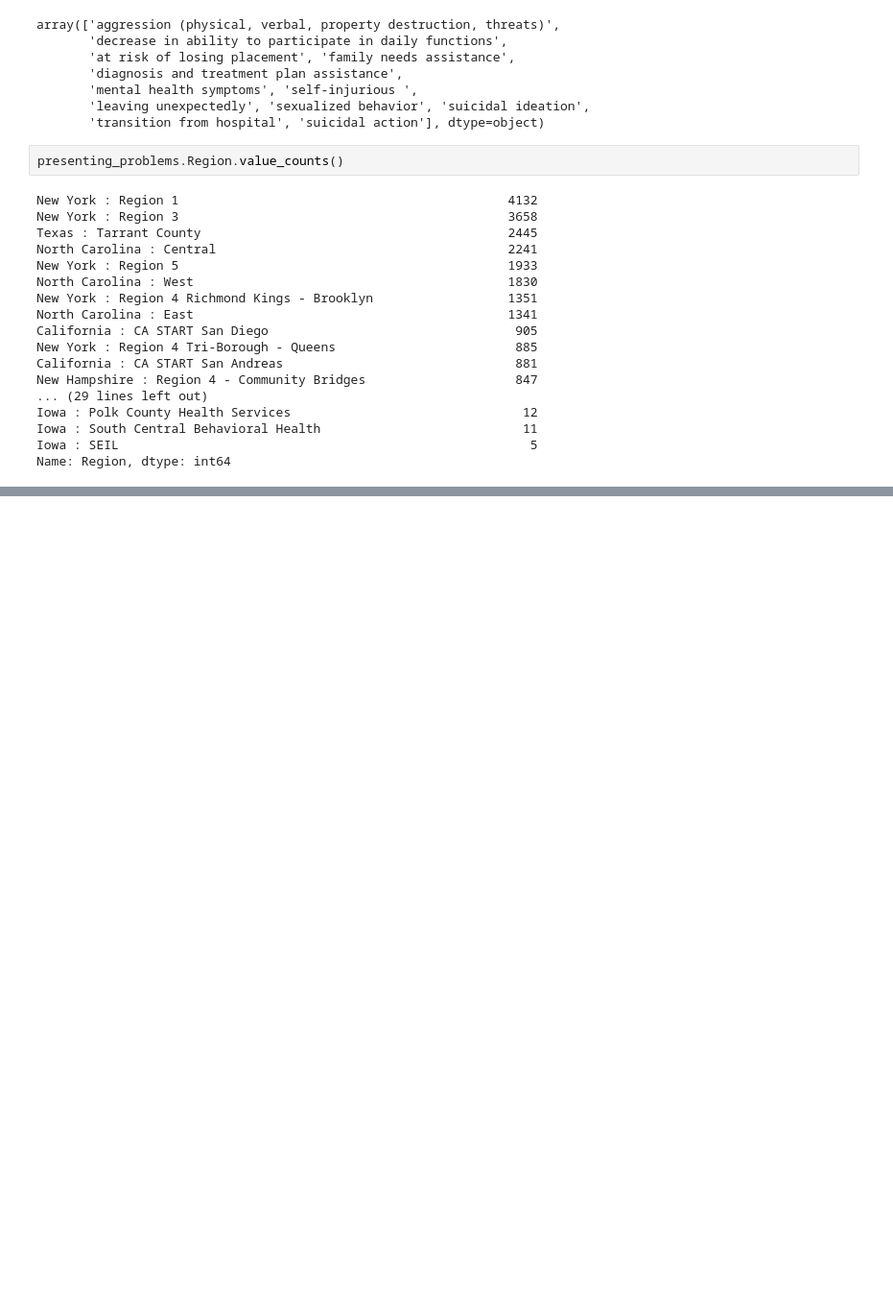
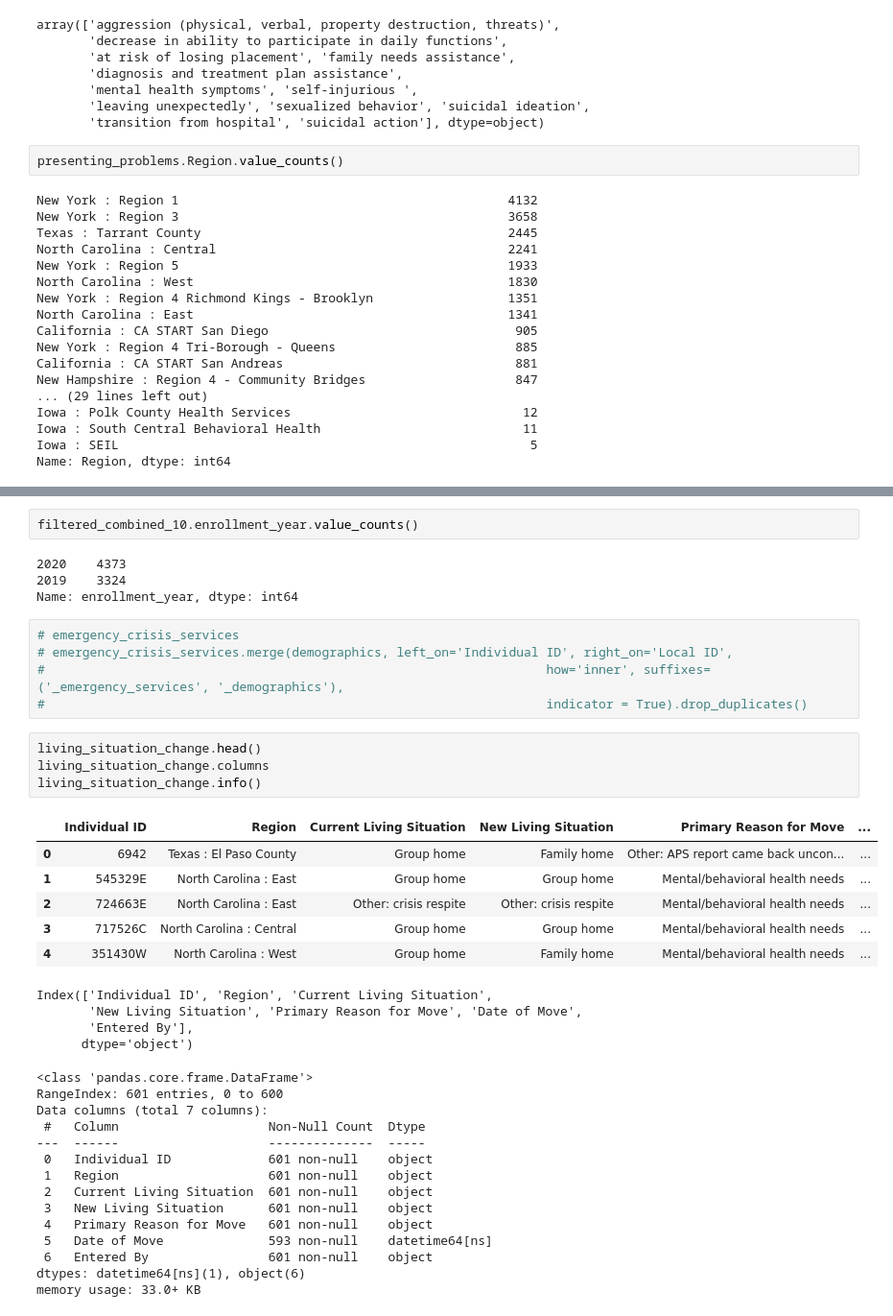
Before and after one commit to aimenabdulaziz/qss_final_project, a Jupyter notebook: code/01_notebook.ipynb, the cells around one changed output, grey strips where cells are left out. Shown at 96% size. Drawn from its saved outputs; the diff is of its cells as text; blank space fills up the shorter version.

```diff
--- a/code/01_notebook.ipynb
+++ b/code/01_notebook.ipynb
@@ -411,0 +566,40 @@ Name: Region, dtype: int64
+# %%
+filtered_combined_10.enrollment_year.value_counts()
+# %% [output]
+2020    4373
+2019    3324
+Name: enrollment_year, dtype: int64
+# %%
+# emergency_crisis_services
+# emergency_crisis_services.merge(demographics, left_on='Individual ID', right_on='Local ID',
+#                                                                   how='inner', suffixes=('_emergency_services', '_demographics'),
+#                                                                   indicator = True).drop_duplicates()
+# %%
+living_situation_change.head()
+living_situation_change.columns
+living_situation_change.info()
+# %% [output]
+|  | Individual ID | Region | Current Living Situation | New Living Situation | Primary Reason for Move | ... |
+| 0 | 6942 | Texas : El Paso County | Group home | Family home | Other: APS report came back uncon... | ... |
+| 1 | 545329E | North Carolina : East | Group home | Group home | Mental/behavioral health needs | ... |
+| 2 | 724663E | North Carolina : East | Other: crisis respite | Other: crisis respite | Mental/behavioral health needs | ... |
+| 3 | 717526C | North Carolina : Central | Group home | Group home | Mental/behavioral health needs | ... |
+| 4 | 351430W | North Carolina : West | Group home | Family home | Mental/behavioral health needs | ... |
+Index(['Individual ID', 'Region', 'Current Living Situation',
+       'New Living Situation', 'Primary Reason for Move', 'Date of Move',
+       'Entered By'],
+      dtype='object')
+<class 'pandas.core.frame.DataFrame'>
+RangeIndex: 601 entries, 0 to 600
+Data columns (total 7 columns):
+ #   Column                    Non-Null Count  Dtype
+---  ------                    --------------  -----
+ 0   Individual ID             601 non-null    object
+ 1   Region                    601 non-null    object
+ 2   Current Living Situation  601 non-null    object
+ 3   New Living Situation      601 non-null    object
+ 4   Primary Reason for Move   601 non-null    object
+ 5   Date of Move              593 non-null    datetime64[ns]
+ 6   Entered By                601 non-null    object
+dtypes: datetime64[ns](1), object(6)
+memory usage: 33.0+ KB
```
Also changed, not shown: parts of 29 cells of this notebook.
